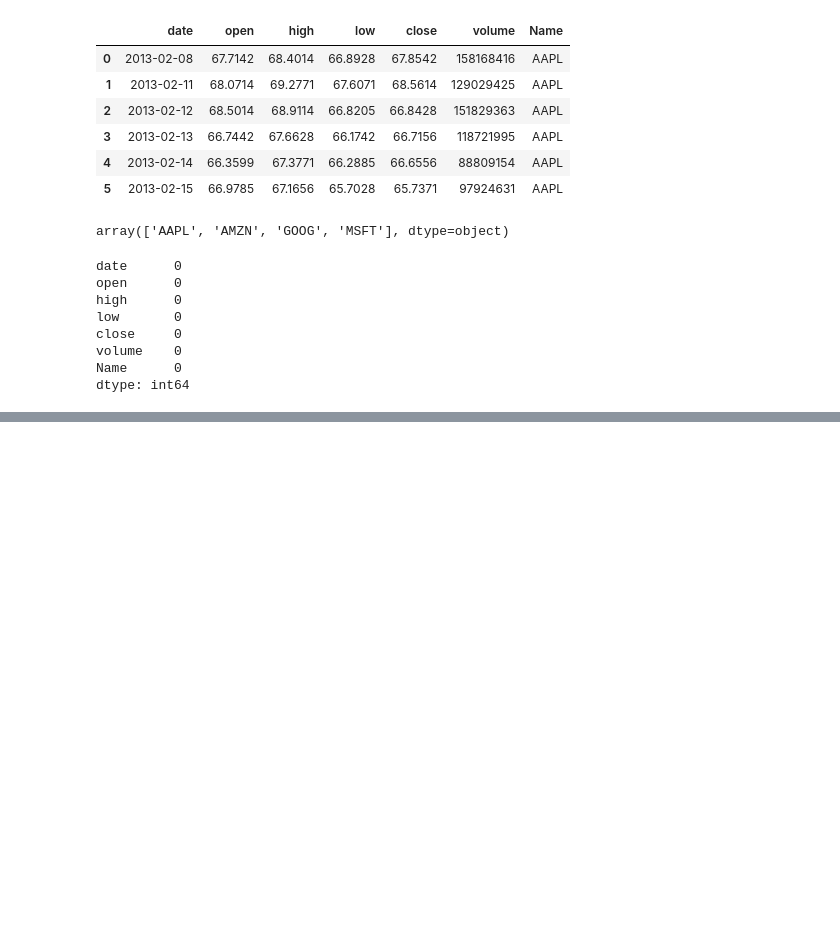
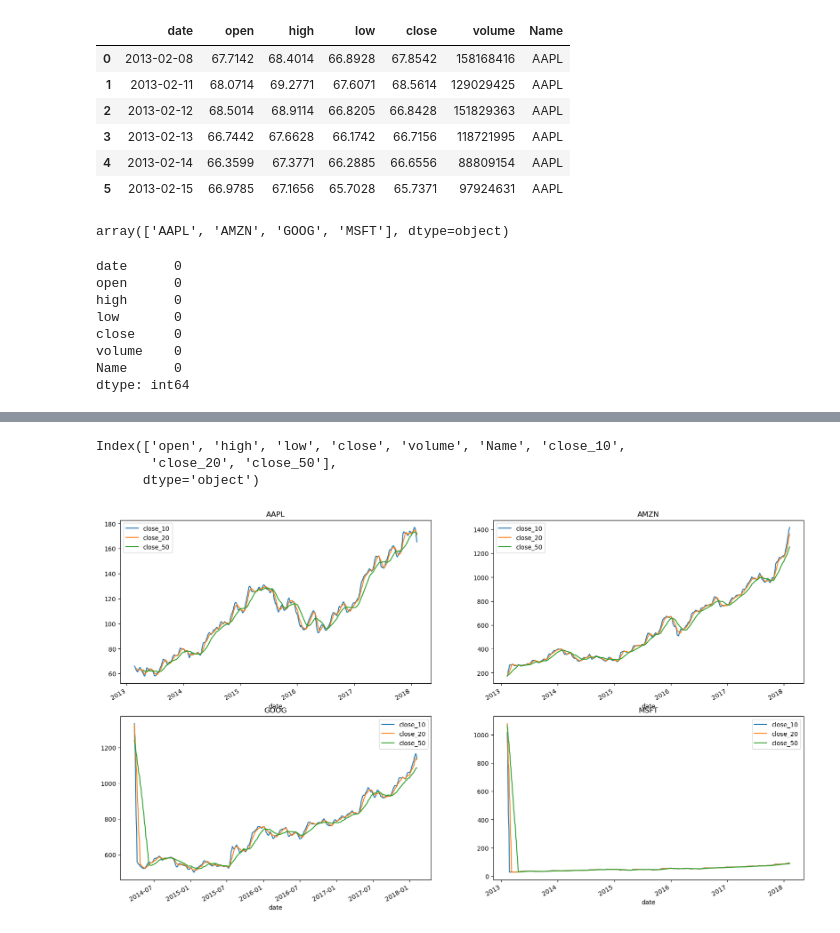
Before and after one commit to ewooten7/S-P-500-Stock-Market-Time-Series-Analysis, a Jupyter notebook: S&M_Price_Analysis.ipynb, the cells around one changed output, grey strips where cells are left out. Drawn from its saved outputs; the diff is of its cells as text; code cells hidden in the pictures; blank space fills up the shorter version.

```diff
--- a/S&M_Price_Analysis.ipynb
+++ b/S&M_Price_Analysis.ipynb
@@ -86,0 +171,7 @@ dtype: int64
+# %%
+new_data = all_data.copy()
+# %%
+ma_day = [10 ,20 , 50]
+
+for ma in ma_day:
+    new_data['close_'+str(ma)] = new_data['close'].rolling(ma).mean()
@@ -86,0 +189,2 @@ dtype: int64
+# %%
+new_data.set_index('date' , inplace=True)
@@ -86,0 +208,17 @@ dtype: int64
+# %%
+new_data.columns
+# %% [output]
+Index(['open', 'high', 'low', 'close', 'volume', 'Name', 'close_10',
+       'close_20', 'close_50'],
+      dtype='object')
+# %%
+plt.figure(figsize=(20,12))
+
+for index , company in enumerate(tech_list , 1):
+    plt.subplot(2 , 2 , index)
+    filter1 = new_data['Name']==company
+    df = new_data[filter1]
+    df[['close_10','close_20', 'close_50']].plot(ax=plt.gca())
+    plt.title(company)
+# %% [output]
+[figure, added]
```
Also changed, not shown: parts of 12 cells of this notebook.
